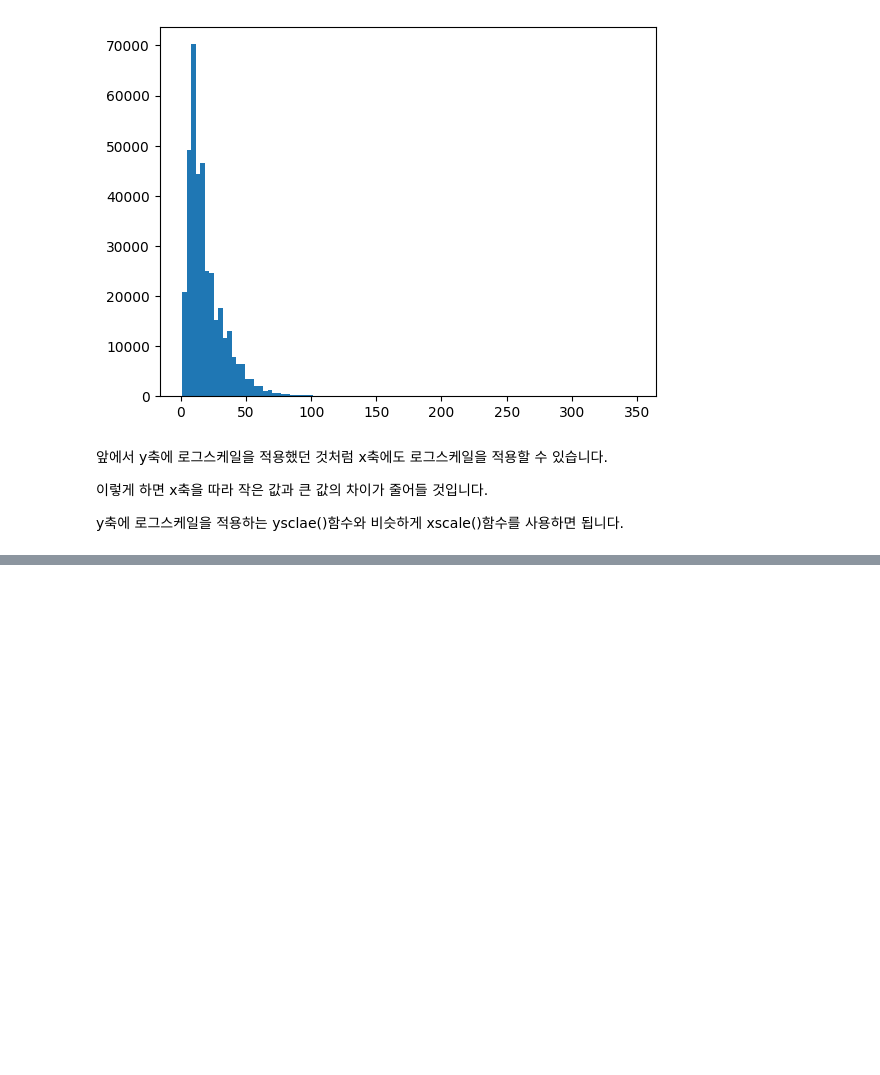
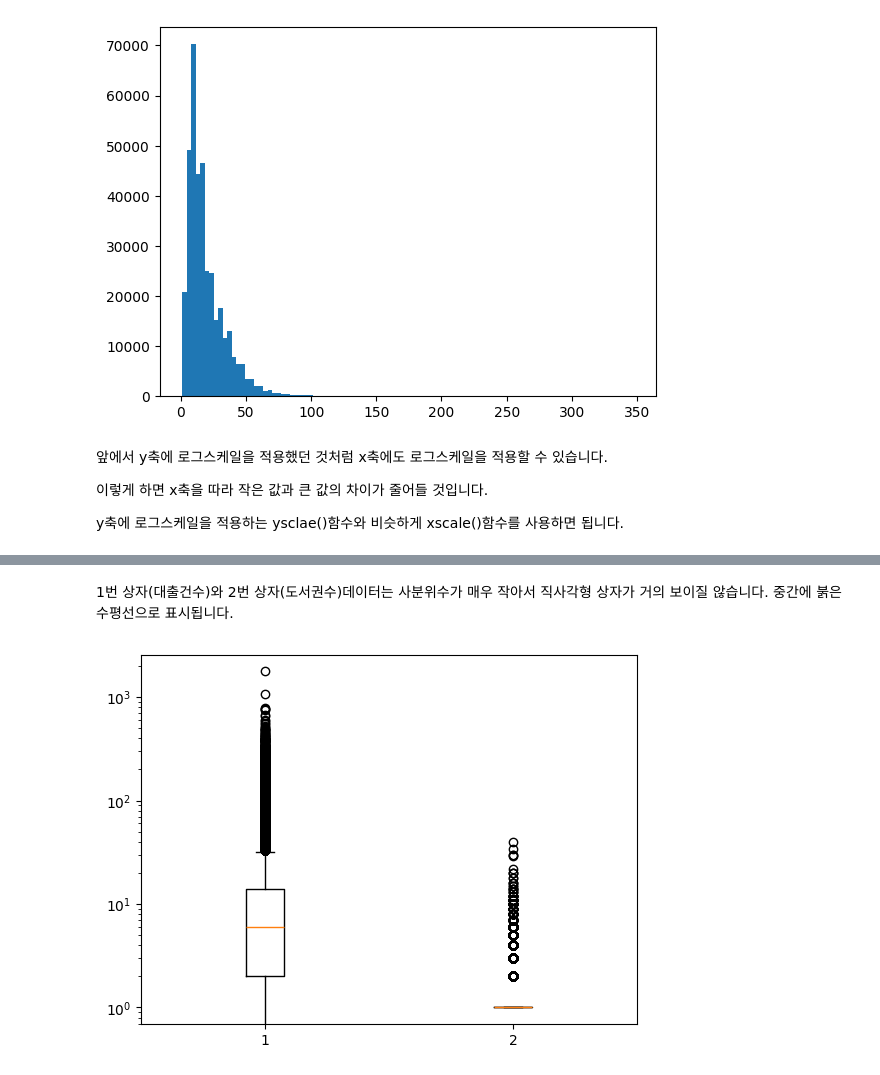
Before and after one commit to oicr3721/jjangjoa, a Jupyter notebook: 202210866/분포요약하기.ipynb, the cells around one changed output, grey strips where cells are left out. Drawn from its saved outputs; the diff is of its cells as text; code cells hidden in the pictures; blank space fills up the shorter version.

```diff
--- a/202210866/분포요약하기.ipynb
+++ b/202210866/분포요약하기.ipynb
@@ -199,0 +241,8 @@ y축에 로그스케일을 적용하는 ysclae()함수와 비슷하게 xscale()
+# %% [markdown]
+1번 상자(대출건수)와 2번 상자(도서권수)데이터는 사분위수가 매우 작아서 직사각형 상자가 거의 보이질 않습니다. 중간에 붉은 수평선으로 표시됩니다.
+# %%
+plt.boxplot(ns_book7[['대출건수','도서권수']])
+plt.yscale('log')
+plt.show()
+# %% [output]
+[figure, added]
```
Also changed, not shown: parts of 23 cells of this notebook.
